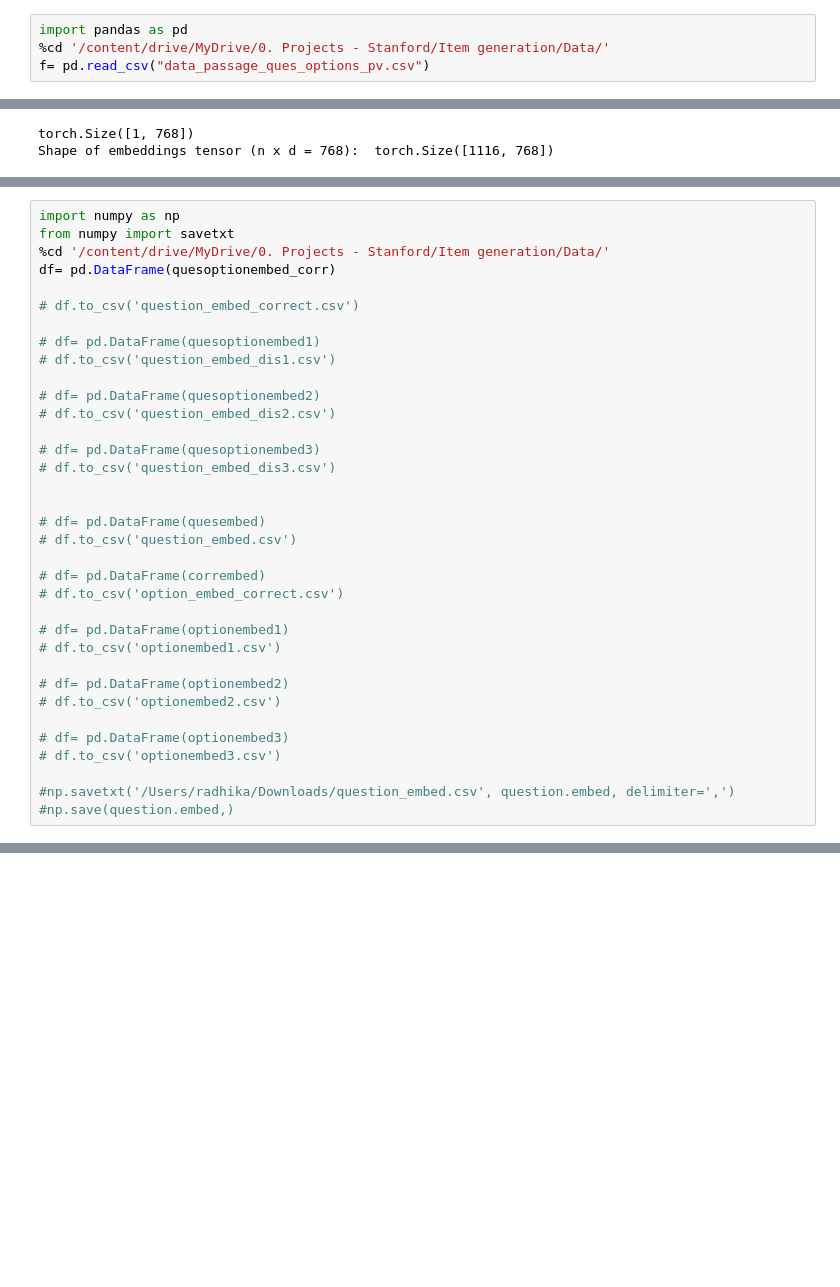
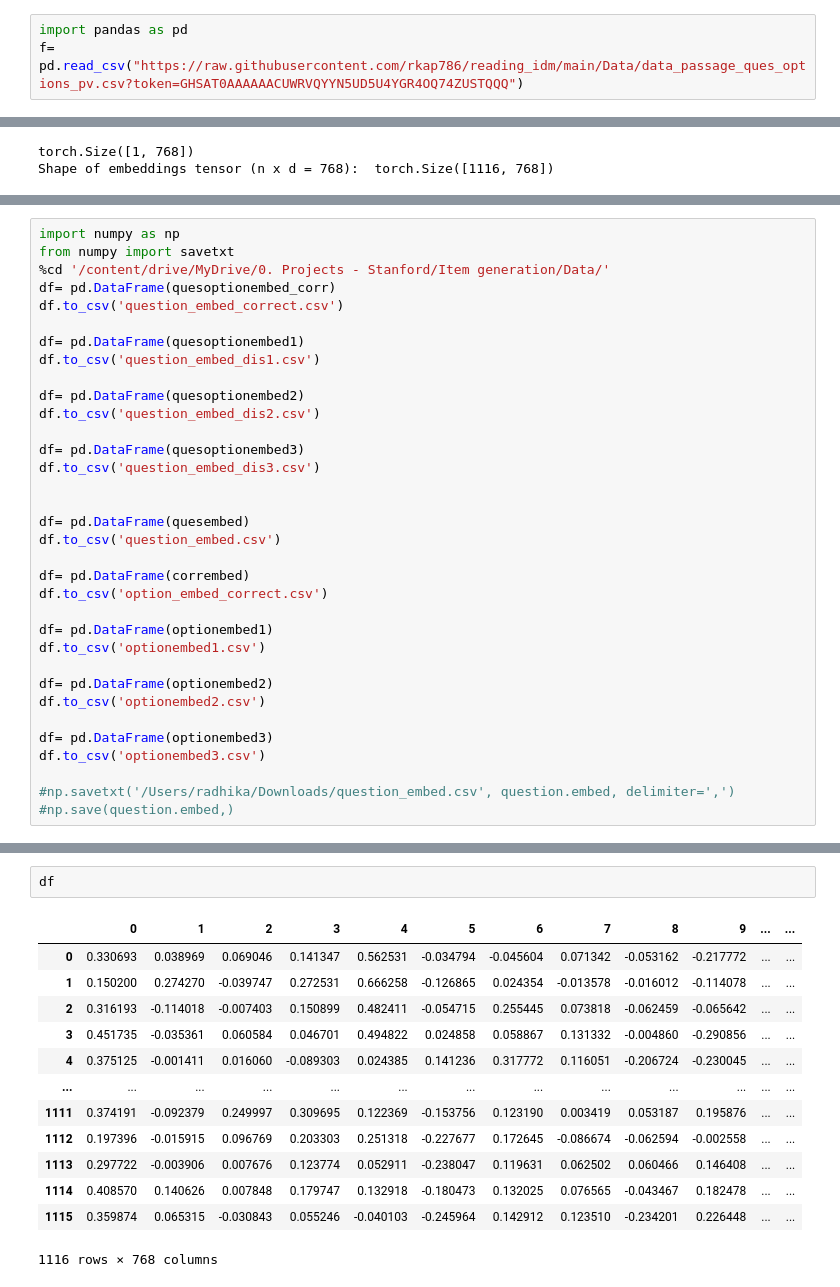
Before and after one commit to rkap786/reading_idm, a Jupyter notebook: Python/BERTembedding.ipynb, the cells around one changed output, grey strips where cells are left out. Drawn from its saved outputs; the diff is of its cells as text; blank space fills up the shorter version.

```diff
--- a/Python/BERTembedding.ipynb
+++ b/Python/BERTembedding.ipynb
@@ -16,5 +18,4 @@ drive.mount('/content/drive')
 Mounted at /content/drive
 # %%
 import pandas as pd
-%cd '/content/drive/MyDrive/0. Projects - Stanford/Item generation/Data/'
-f= pd.read_csv("data_passage_ques_options_pv.csv")
+f= pd.read_csv("https://raw.githubusercontent.com/rkap786/reading_idm/main/Data/data_passage_ques_options_pv.csv?token=GHSAT0AAAAAACUWRVQYYN5UD5U4YGR4OQ74ZUSTQQQ")
@@ -167,33 +126,32 @@ import numpy as np
 from numpy import savetxt
 %cd '/content/drive/MyDrive/0. Projects - Stanford/Item generation/Data/'
 df= pd.DataFrame(quesoptionembed_corr)
+df.to_csv('question_embed_correct.csv')
 
-# df.to_csv('question_embed_correct.csv')
+df= pd.DataFrame(quesoptionembed1)
+df.to_csv('question_embed_dis1.csv')
 
-# df= pd.DataFrame(quesoptionembed1)
-# df.to_csv('question_embed_dis1.csv')
+df= pd.DataFrame(quesoptionembed2)
+df.to_csv('question_embed_dis2.csv')
 
-# df= pd.DataFrame(quesoptionembed2)
-# df.to_csv('question_embed_dis2.csv')
-
-# df= pd.DataFrame(quesoptionembed3)
-# df.to_csv('question_embed_dis3.csv')
+df= pd.DataFrame(quesoptionembed3)
+df.to_csv('question_embed_dis3.csv')
 
 
-# df= pd.DataFrame(quesembed)
-# df.to_csv('question_embed.csv')
+df= pd.DataFrame(quesembed)
+df.to_csv('question_embed.csv')
 
-# df= pd.DataFrame(corrembed)
-# df.to_csv('option_embed_correct.csv')
+df= pd.DataFrame(corrembed)
+df.to_csv('option_embed_correct.csv')
 
-# df= pd.DataFrame(optionembed1)
-# df.to_csv('optionembed1.csv')
+df= pd.DataFrame(optionembed1)
+df.to_csv('optionembed1.csv')
 
-# df= pd.DataFrame(optionembed2)
-# df.to_csv('optionembed2.csv')
+df= pd.DataFrame(optionembed2)
+df.to_csv('optionembed2.csv')
 
-# df= pd.DataFrame(optionembed3)
-# df.to_csv('optionembed3.csv')
+df= pd.DataFrame(optionembed3)
+df.to_csv('optionembed3.csv')
 
 #np.savetxt('/Users/radhika/Downloads/question_embed.csv', question.embed, delimiter=',')
 #np.save(question.embed,)
@@ -292,0 +158,16 @@ tensor([0.8070])
+# %%
+df
+# %% [output]
+|  | 0 | 1 | 2 | 3 | 4 | 5 | 6 | 7 | 8 | 9 | ... | ... |
+| 0 | 0.330693 | 0.038969 | 0.069046 | 0.141347 | 0.562531 | -0.034794 | -0.045604 | 0.071342 | -0.053162 | -0.217772 | ... | ... |
+| 1 | 0.150200 | 0.274270 | -0.039747 | 0.272531 | 0.666258 | -0.126865 | 0.024354 | -0.013578 | -0.016012 | -0.114078 | ... | ... |
+| 2 | 0.316193 | -0.114018 | -0.007403 | 0.150899 | 0.482411 | -0.054715 | 0.255445 | 0.073818 | -0.062459 | -0.065642 | ... | ... |
+| 3 | 0.451735 | -0.035361 | 0.060584 | 0.046701 | 0.494822 | 0.024858 | 0.058867 | 0.131332 | -0.004860 | -0.290856 | ... | ... |
+| 4 | 0.375125 | -0.001411 | 0.016060 | -0.089303 | 0.024385 | 0.141236 | 0.317772 | 0.116051 | -0.206724 | -0.230045 | ... | ... |
+| ... | ... | ... | ... | ... | ... | ... | ... | ... | ... | ... | ... | ... |
+| 1111 | 0.374191 | -0.092379 | 0.249997 | 0.309695 | 0.122369 | -0.153756 | 0.123190 | 0.003419 | 0.053187 | 0.195876 | ... | ... |
+| 1112 | 0.197396 | -0.015915 | 0.096769 | 0.203303 | 0.251318 | -0.227677 | 0.172645 | -0.086674 | -0.062594 | -0.002558 | ... | ... |
+| 1113 | 0.297722 | -0.003906 | 0.007676 | 0.123774 | 0.052911 | -0.238047 | 0.119631 | 0.062502 | 0.060466 | 0.146408 | ... | ... |
+| 1114 | 0.408570 | 0.140626 | 0.007848 | 0.179747 | 0.132918 | -0.180473 | 0.132025 | 0.076565 | -0.043467 | 0.182478 | ... | ... |
+| 1115 | 0.359874 | 0.065315 | -0.030843 | 0.055246 | -0.040103 | -0.245964 | 0.142912 | 0.123510 | -0.234201 | 0.226448 | ... | ... |
+1116 rows × 768 columns
```
Also changed, not shown: parts of 17 cells of this notebook, 5 other files.
